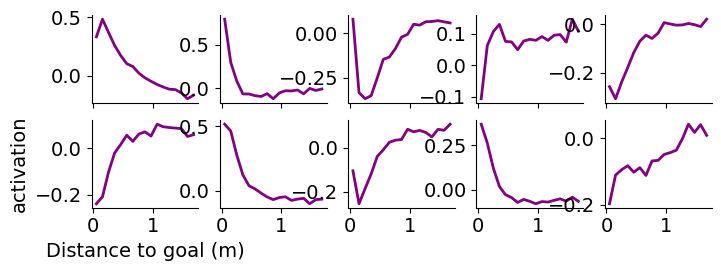
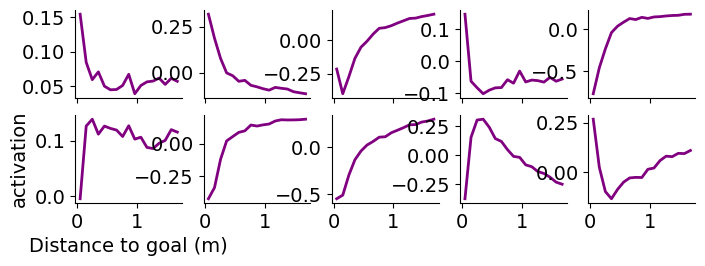
The notebook cell's code change between the first figure and the second:
--- before
+++ after
@@ -2,3 +2,3 @@
 f, axes = plt.subplots(2, 5, figsize=(8, 2.5), sharex=True)
 vl.plot_latent_distance_to_goal_tuning(latent_tuning_dfs["distance_to_goal"], axes=axes)
-f.savefig("../results/nbeGLM/figures/latent_distance_to_goal_tuning.pdf")
+# f.savefig("../results/nbeGLM/figures/latent_distance_to_goal_tuning.pdf")

Commit: nbeGLM round 2 results